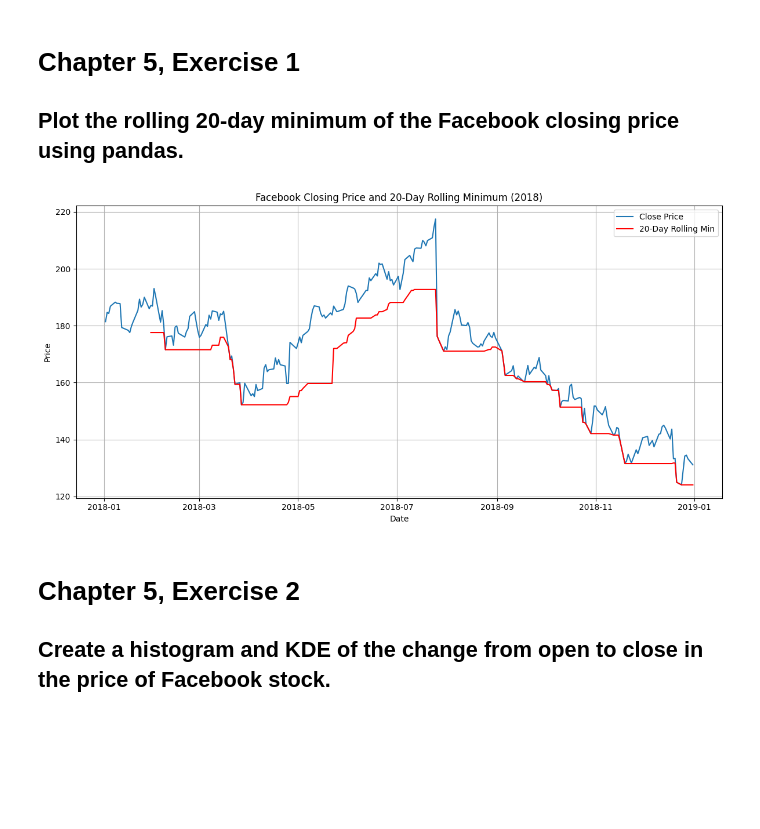
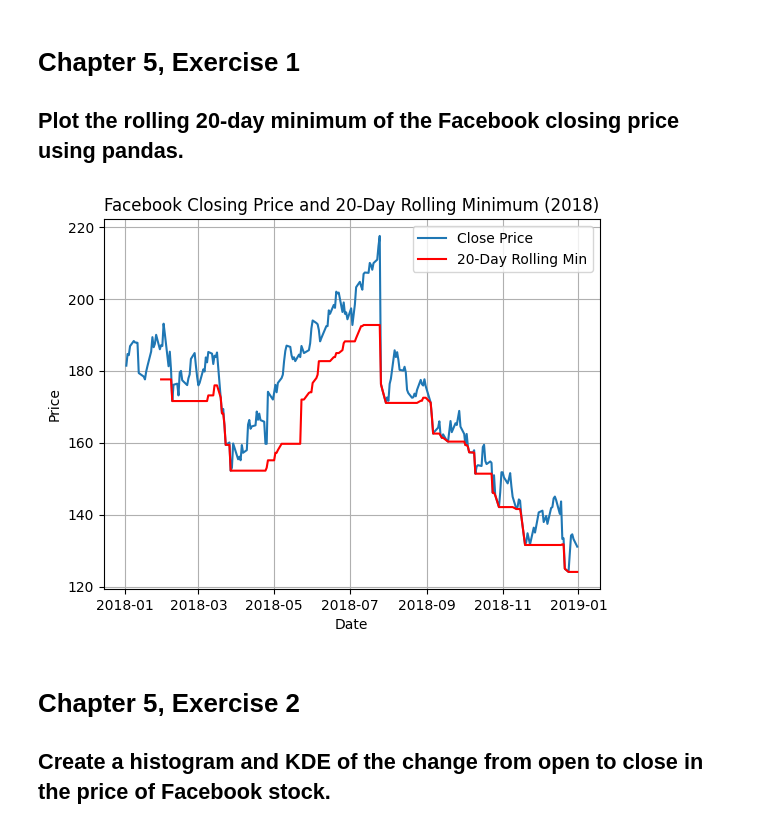
Before and after one commit to gabriel-joseph/data_science_portfolio, a Jupyter notebook: week78/week7_8_vance_g.ipynb, the cells around one changed output. Saved outputs shown, nothing was run; the diff lists cells and outputs as text; code cells hidden in the pictures; blank space fills up the shorter version.

```diff
--- a/week78/week7_8_vance_g.ipynb
+++ b/week78/week7_8_vance_g.ipynb
@@ -15,27 +17,25 @@ import seaborn as sns
 # %%
 # Load the data
 fb_df = pd.read_csv("fb_stock_prices_2018.csv")
 
 # Ensure correct datetime format and sort by date
 fb_df['date'] = pd.to_datetime(fb_df['date'])
 fb_df = fb_df.sort_values('date')
 
 # Calculate the rolling 20-day minimum of the closing price
 fb_df['20_day_min'] = fb_df['close'].rolling(window=20).min()
 
 # Plot the results
-plt.figure(figsize=(12, 6))
 plt.plot(fb_df['date'], fb_df['close'], label='Close Price')
 plt.plot(fb_df['date'], fb_df['20_day_min'], label='20-Day Rolling Min', color='red')
 plt.xlabel('Date')
 plt.ylabel('Price')
 plt.title('Facebook Closing Price and 20-Day Rolling Minimum (2018)')
 plt.legend()
 plt.grid(True)
-plt.tight_layout()
 plt.show()
 # %% [output]
-[figure, old version]
+[figure, new version]
 # %% [markdown]
 # Chapter 5, Exercise 2
 ## Create a histogram and KDE of the change from open to close in the price of Facebook stock.
```
Also changed, not shown: parts of 2 cells of this notebook.
